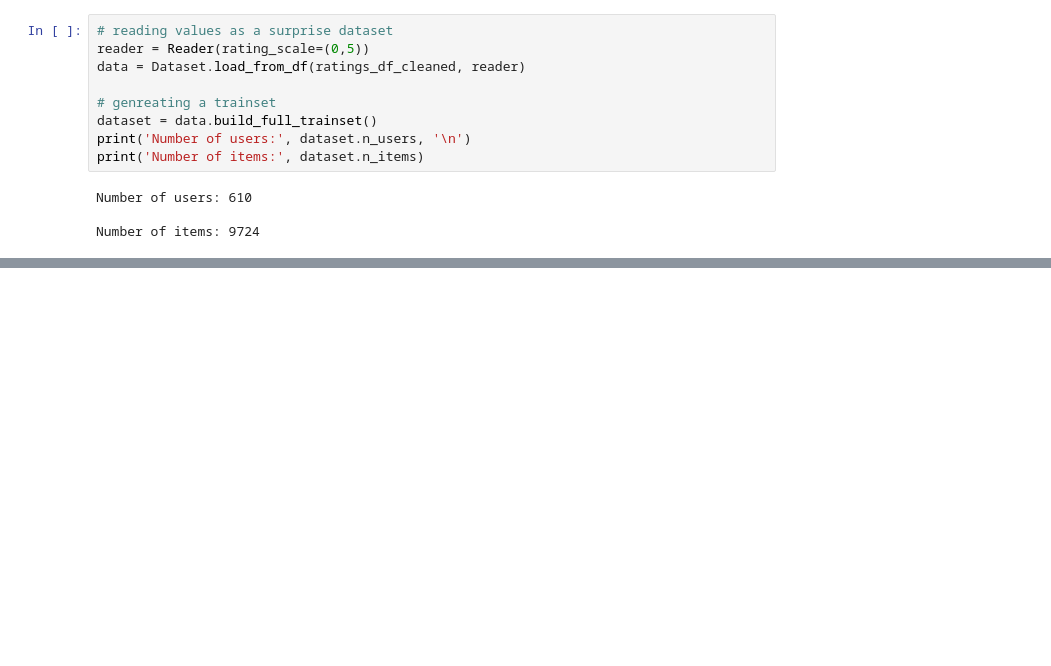
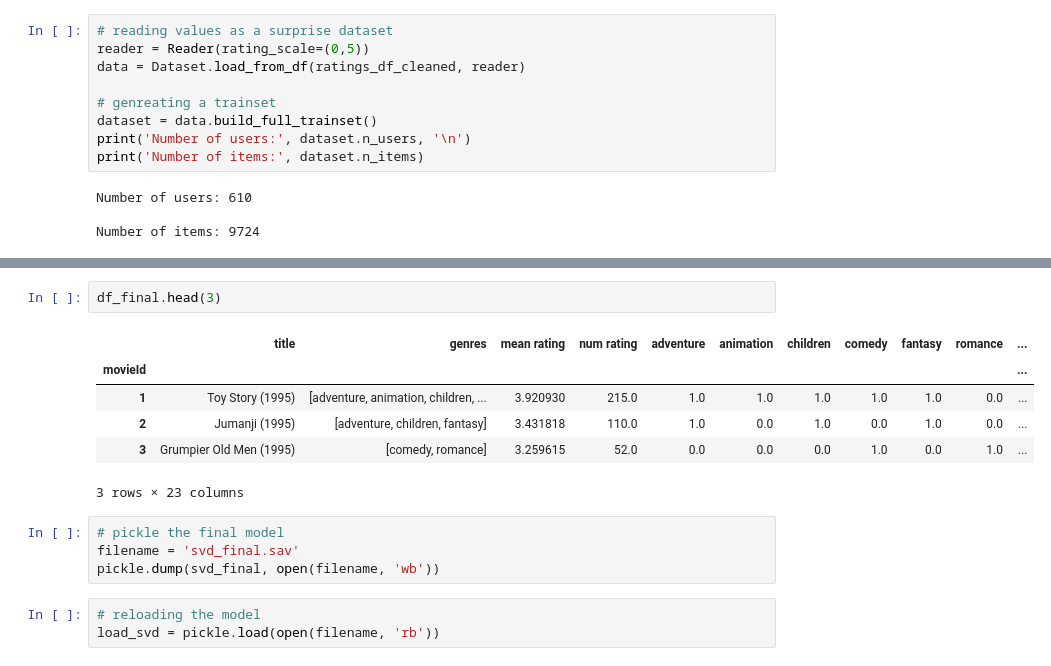
Before and after one commit to E-Juliet/Movie-reccomender, a Jupyter notebook: phase_4_project.ipynb, the cells around one changed output, grey strips where cells are left out. Cells and saved outputs as stored; diff of their text form; blank space fills up the shorter version.

```diff
--- a/phase_4_project.ipynb
+++ b/phase_4_project.ipynb
@@ -843,0 +1131,16 @@ KNNBasic had the lowest RMSE
+# %%
+df_final.head(3)
+# %% [output]
+|  | title | genres | mean rating | num rating | adventure | animation | children | comedy | fantasy | romance | ... |
+| movieId |  |  |  |  |  |  |  |  |  |  | ... |
+| 1 | Toy Story (1995) | [adventure, animation, children, ... | 3.920930 | 215.0 | 1.0 | 1.0 | 1.0 | 1.0 | 1.0 | 0.0 | ... |
+| 2 | Jumanji (1995) | [adventure, children, fantasy] | 3.431818 | 110.0 | 1.0 | 0.0 | 1.0 | 0.0 | 1.0 | 0.0 | ... |
+| 3 | Grumpier Old Men (1995) | [comedy, romance] | 3.259615 | 52.0 | 0.0 | 0.0 | 0.0 | 1.0 | 0.0 | 1.0 | ... |
+3 rows × 23 columns
+# %%
+# pickle the final model
+filename = 'svd_final.sav'
+pickle.dump(svd_final, open(filename, 'wb'))
+# %%
+# reloading the model
+load_svd = pickle.load(open(filename, 'rb'))
```
Also changed, not shown: parts of 71 cells of this notebook.
